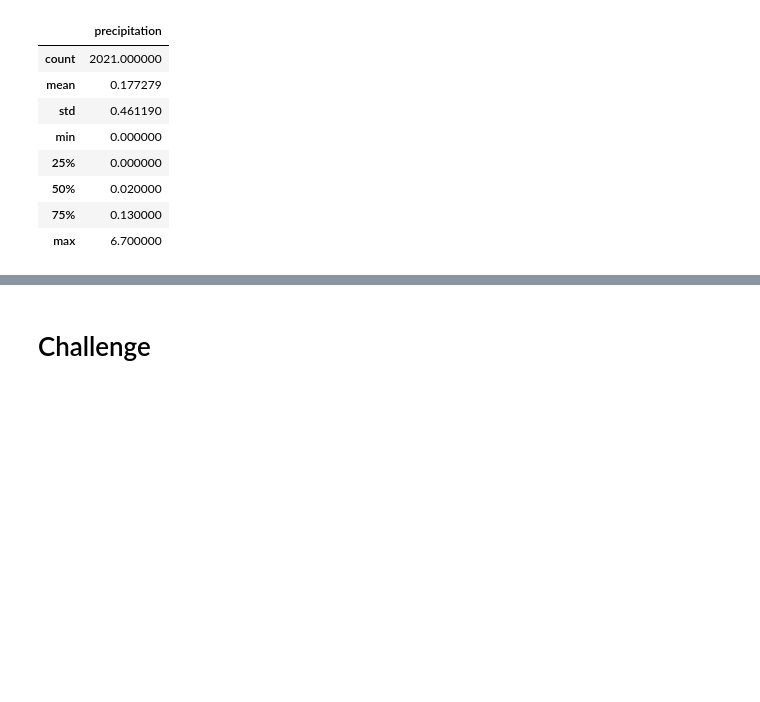
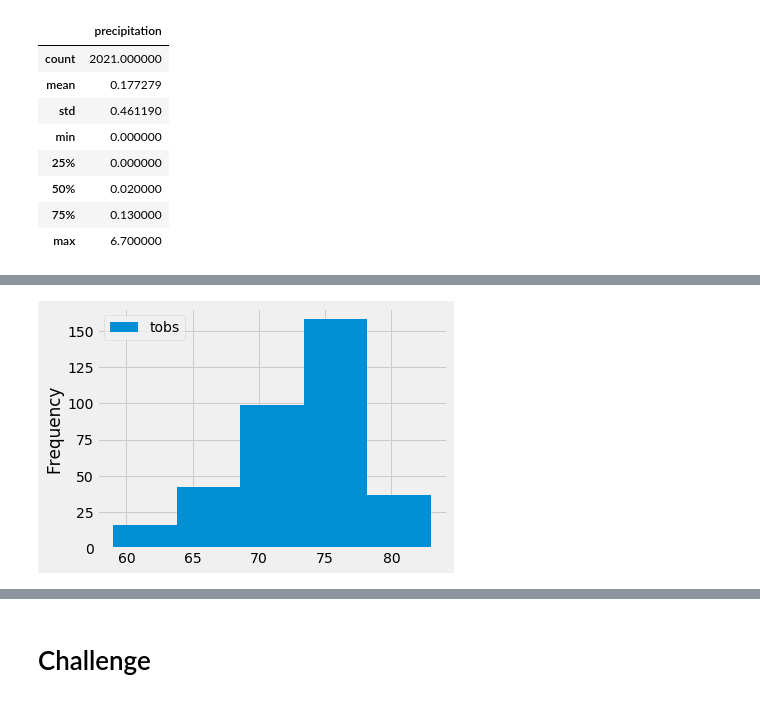
Before and after one commit to meiiscrazy/Surfs_Up, a Jupyter notebook: climate_analysis.ipynb, the cells around one changed output, grey strips where cells are left out. Cells and saved outputs as stored; diff of their text form; code cells hidden in the pictures; blank space fills up the shorter version.

```diff
--- a/climate_analysis.ipynb
+++ b/climate_analysis.ipynb
@@ -84,0 +113,6 @@ df.describe()
+# %%
+# Skill drill
+df.plot.hist(bins=5)
+plt.tight_layout()
+# %% [output]
+[figure, added]
```
Also changed, not shown: parts of 5 cells of this notebook.
